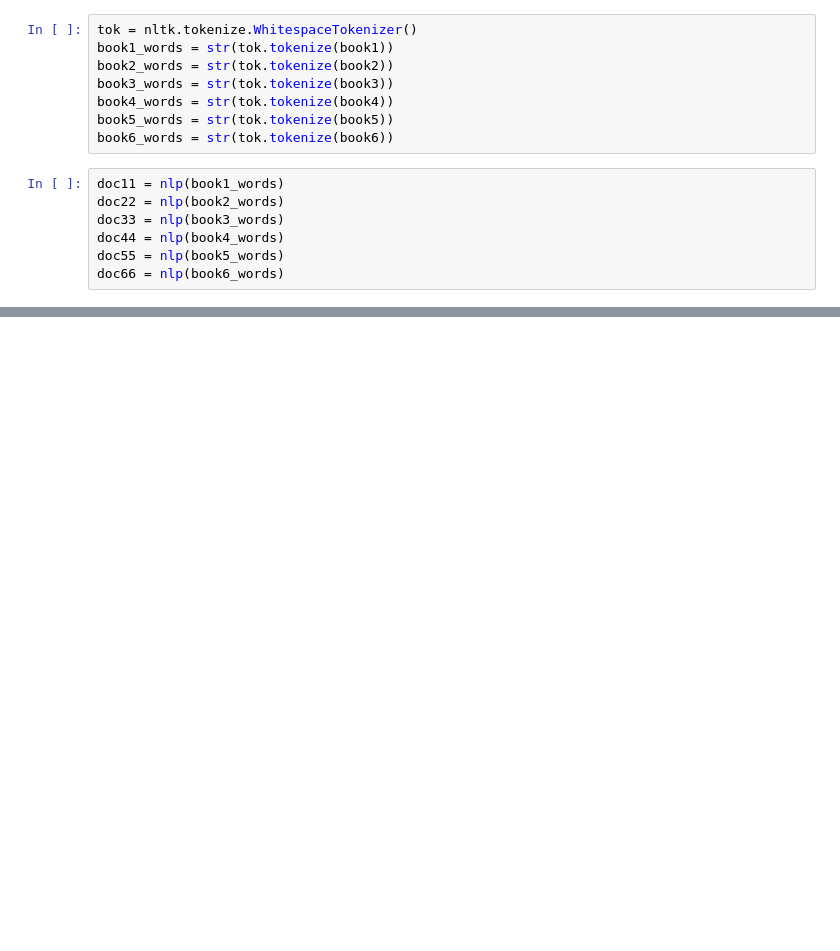
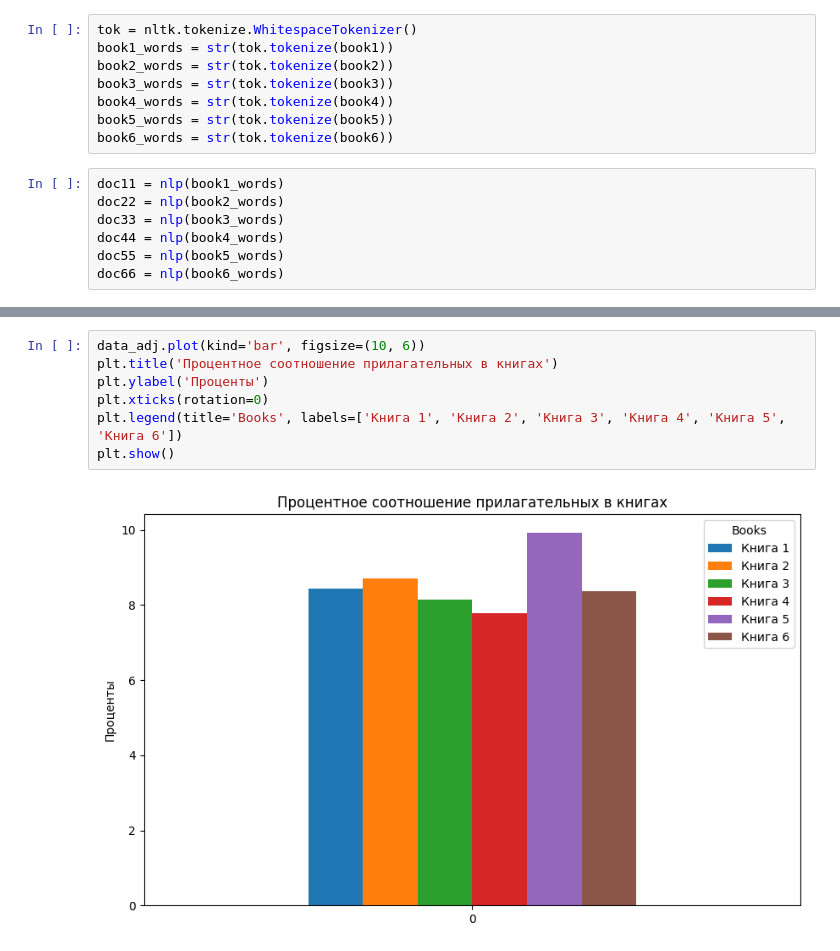
Before and after one commit to mariiabrynskaia/python, a Jupyter notebook: nlp/6_works/test_6.ipynb, the cells around one changed output, grey strips where cells are left out. Cells and saved outputs as stored; diff of their text form; blank space fills up the shorter version.

```diff
--- a/nlp/6_works/test_6.ipynb
+++ b/nlp/6_works/test_6.ipynb
@@ -262,0 +259,9 @@ doc66 = nlp(book6_words)
+# %%
+data_adj.plot(kind='bar', figsize=(10, 6))
+plt.title('Процентное соотношение прилагательных в книгах')
+plt.ylabel('Проценты')
+plt.xticks(rotation=0)
+plt.legend(title='Books', labels=['Книга 1', 'Книга 2', 'Книга 3', 'Книга 4', 'Книга 5', 'Книга 6'])
+plt.show()
+# %% [output]
+[figure, added]
```
Also changed, not shown: parts of 56 cells of this notebook.
